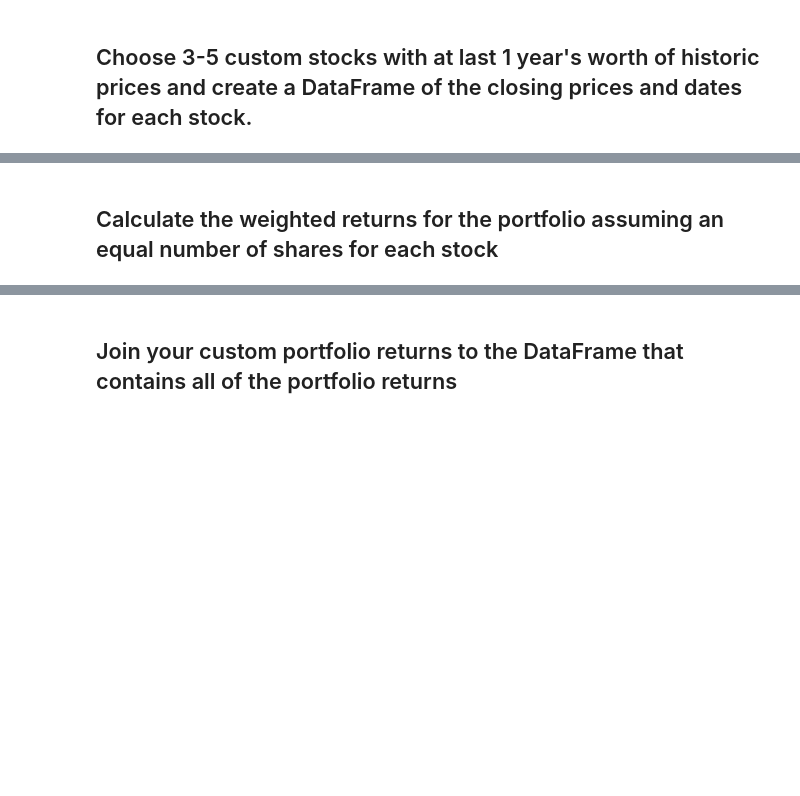
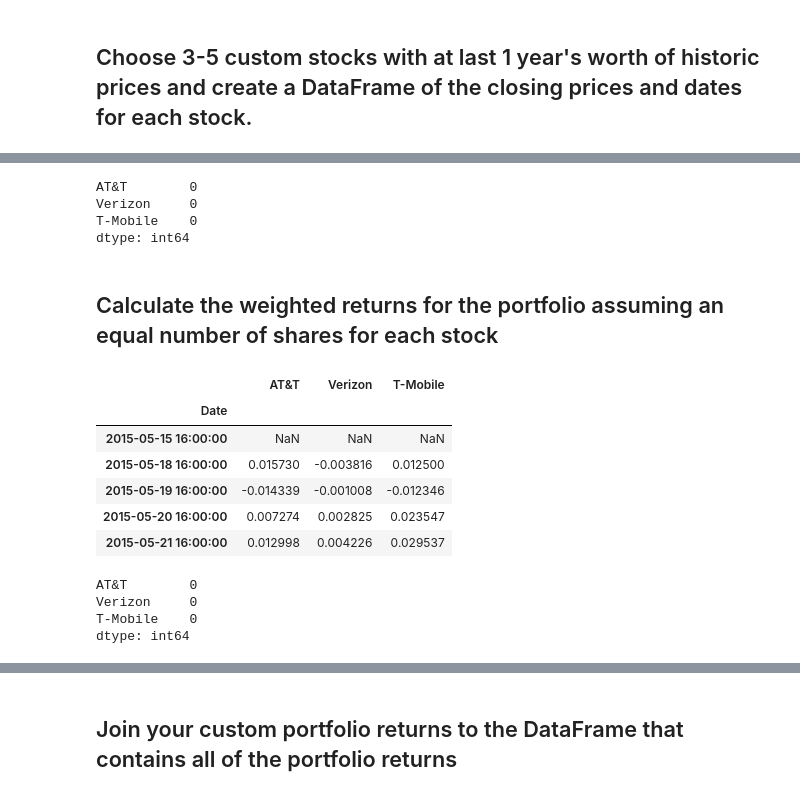
Before and after one commit to johnmyronmillar/A-Whale-Off-the-Port-folio-, a Jupyter notebook: Starter_Code/whale_analysis.ipynb, the cells around one changed output, grey strips where cells are left out. Cells and saved outputs as stored; diff of their text form; code cells hidden in the pictures; blank space fills up the shorter version.

```diff
--- a/Starter_Code/whale_analysis.ipynb
+++ b/Starter_Code/whale_analysis.ipynb
@@ -442,0 +465,6 @@ In this section, you will build your own portfolio of stocks, calculate the retu
+# %%
+# Read the second stock
+# YOUR CODE HERE
+vz_csv = Path("Resources/vz.csv")
+vz_df = pd.read_csv(vz_csv, index_col="Date", parse_dates=True, infer_datetime_format=True)
+vz_df.head()
@@ -442,0 +479,6 @@ In this section, you will build your own portfolio of stocks, calculate the retu
+# %%
+# Read the third stock
+# YOUR CODE HERE
+tmus_csv = Path("Resources/TMUS.csv")
+tmus_df = pd.read_csv(tmus_csv, index_col="Date", parse_dates=True, infer_datetime_format=True)
+tmus_df.head()
@@ -442,0 +493,6 @@ In this section, you will build your own portfolio of stocks, calculate the retu
+# %%
+# Concatenate all stocks into a single DataFrame
+# YOUR CODE HERE
+telecomm_df = pd.concat([att_df, vz_df, tmus_df], axis='columns', join='inner')
+telecomm_df.columns = ['AT&T', 'Verizon', 'T-Mobile']
+telecomm_df = telecomm_df['Date'].normalize()
@@ -461,9 +526,34 @@ In this section, you will build your own portfolio of stocks, calculate the retu
 # %%
 # Drop Nulls
 # YOUR CODE HERE
+telecomm_df = telecomm_df.dropna()
+telecomm_df.isnull().sum()
+# %% [output]
+AT&T        0
+Verizon     0
+T-Mobile    0
+dtype: int64
 # %% [markdown]
 ## Calculate the weighted returns for the portfolio assuming an equal number of shares for each stock
 # %%
 # Calculate weighted portfolio returns
 weights = [1/3, 1/3, 1/3]
 # YOUR CODE HERE
+telecomm_returns = telecomm_df.pct_change()
+telecomm_returns.head()
+# %% [output]
+|  | AT&T | Verizon | T-Mobile |
+| Date |  |  |  |
+| 2015-05-15 16:00:00 | NaN | NaN | NaN |
+| 2015-05-18 16:00:00 | 0.015730 | -0.003816 | 0.012500 |
+| 2015-05-19 16:00:00 | -0.014339 | -0.001008 | -0.012346 |
+| 2015-05-20 16:00:00 | 0.007274 | 0.002825 | 0.023547 |
+| 2015-05-21 16:00:00 | 0.012998 | 0.004226 | 0.029537 |
+# %%
+telecomm_returns = telecomm_returns.dropna()
+telecomm_returns.isnull().sum()
+# %% [output]
+AT&T        0
+Verizon     0
+T-Mobile    0
+dtype: int64
```
Also changed, not shown: parts of 15 cells of this notebook, 3 other files.
